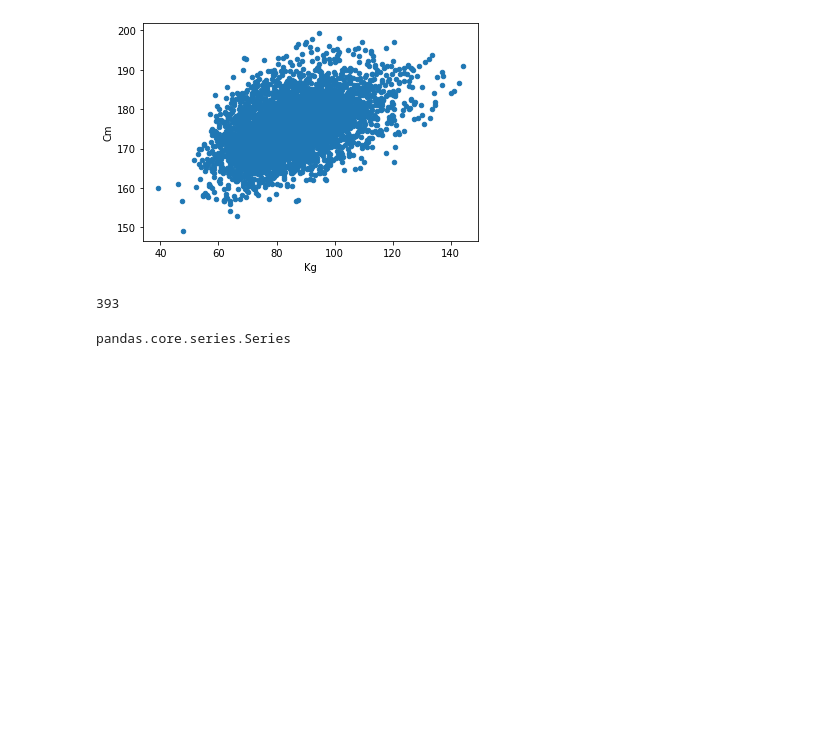
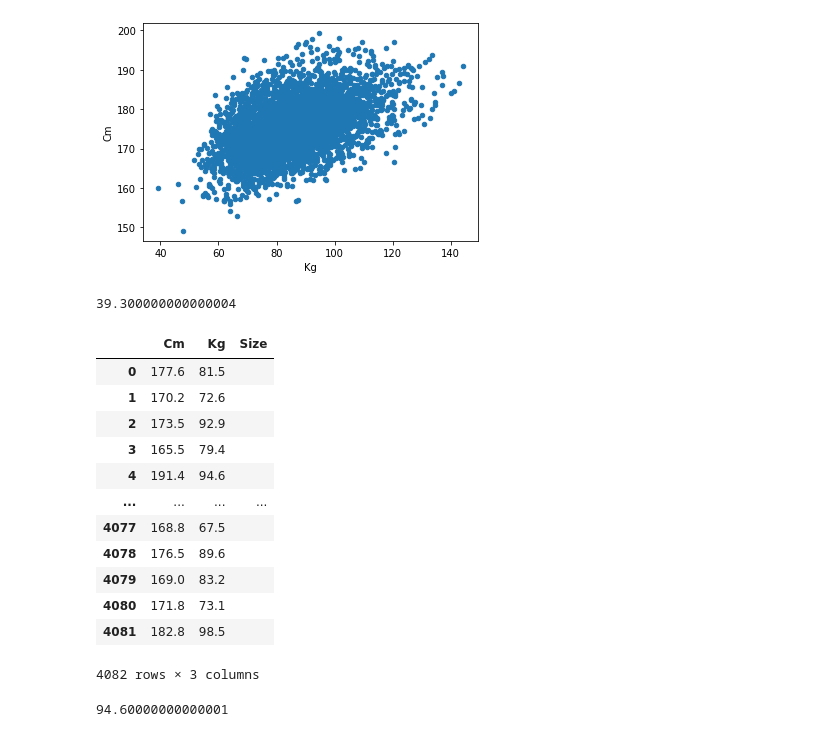
Before and after one commit to ViceSyndicate/Big_data, a Jupyter notebook: test_plots/test_plots.ipynb, the cells around one changed output. Cells and saved outputs as stored; diff of their text form; code cells hidden in the pictures; blank space fills up the shorter version.

Commit message:
Created array of people with their weight, heigh and a suggested size depending on height.

```diff
--- a/test_plots/test_plots.ipynb
+++ b/test_plots/test_plots.ipynb
@@ -44,11 +44,7 @@ weight_height_male_df.plot(x='Kg', y='Cm', kind='scatter')
 <AxesSubplot:xlabel='Kg', ylabel='Cm'>
 [figure]
 # %%
-weight_height_male_df['Decigram'].min()
+weight_height_male_df['Kg'].min()
 #.round(decimal=1)
 # %% [output]
-393
+39.300000000000004
-# %%
-type(weight_height_male_df.Decigram)
-# %% [output]
-pandas.core.series.Series
@@ -54,0 +67,31 @@ pandas.core.series.Series
+# %%
+people = []
+
+
+
+weight_height_male_df['Size'] = ''
+for row in weight_height_male_df.itertuples():
+    height = row[1]
+    weight = row[2]
+    person = Person(weight, height)
+    people.append(person)
+# %%
+weight_height_male_df
+# %% [output]
+|  | Cm | Kg | Size |
+| 0 | 177.6 | 81.5 |  |
+| 1 | 170.2 | 72.6 |  |
+| 2 | 173.5 | 92.9 |  |
+| 3 | 165.5 | 79.4 |  |
+| 4 | 191.4 | 94.6 |  |
+| ... | ... | ... | ... |
+| 4077 | 168.8 | 67.5 |  |
+| 4078 | 176.5 | 89.6 |  |
+| 4079 | 169.0 | 83.2 |  |
+| 4080 | 171.8 | 73.1 |  |
+| 4081 | 182.8 | 98.5 |  |
+4082 rows × 3 columns
+# %%
+people[4].weight
+# %% [output]
+94.60000000000001
```
Also changed, not shown: parts of 3 cells of this notebook, 1 other file.
